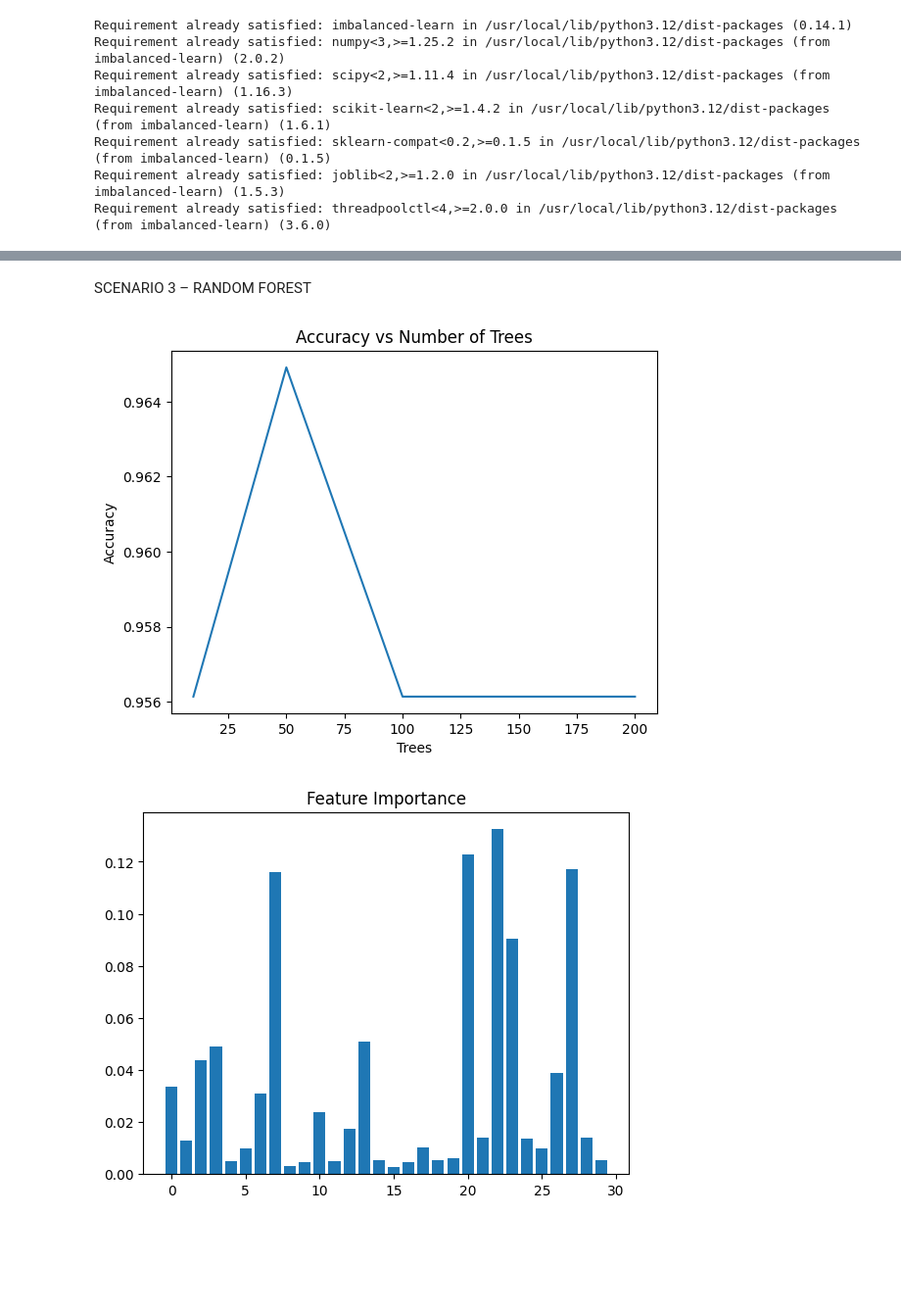
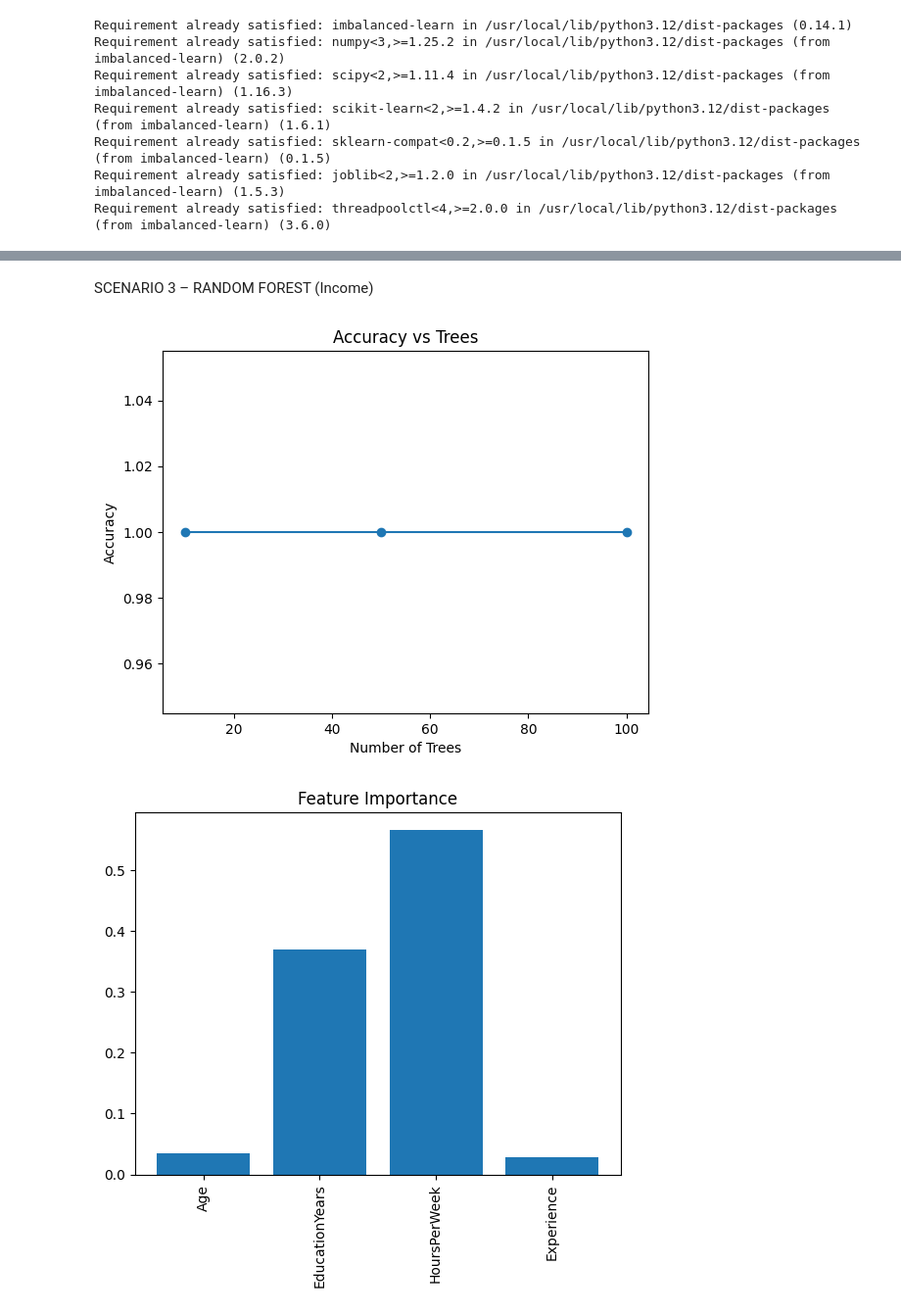
Before and after one commit to NaveenSundaramoorthy/24BAD076-Machine-Learning-, a Jupyter notebook: exp_6(24BAD076).ipynb, the cells around one changed output, grey strips where cells are left out. Shown at 98% size. Saved outputs shown, nothing was run; the diff lists cells and outputs as text; code cells hidden in the pictures; blank space fills up the shorter version.

```diff
--- a/exp_6(24BAD076).ipynb
+++ b/exp_6(24BAD076).ipynb
@@ -102,33 +100,41 @@ plt.show()
 # %% [markdown]
-SCENARIO 3 – RANDOM FOREST
+SCENARIO 3 – RANDOM FOREST (Income)
 # %%
 from sklearn.ensemble import RandomForestClassifier
 
-trees = [10, 50, 100, 200]
-accuracies = []
+df = pd.read_csv('income_random_forest.csv')
+
+for col in df.select_dtypes(include='object'):
+    df[col] = LabelEncoder().fit_transform(df[col])
+
+X = df.drop('Income', axis=1)
+y = df['Income']
+
+X_train, X_test, y_train, y_test = train_test_split(X, y, test_size=0.2)
+
+trees = [10, 50, 100]
+acc = []
 
 for n in trees:
     rf = RandomForestClassifier(n_estimators=n)
     rf.fit(X_train, y_train)
-    y_pred = rf.predict(X_test)
-    acc = accuracy_score(y_test, y_pred)
-    accuracies.append(acc)
+    acc.append(accuracy_score(y_test, rf.predict(X_test)))
 
-# Graph
-plt.plot(trees, accuracies)
-plt.title("Accuracy vs Number of Trees")
-plt.xlabel("Trees")
-plt.ylabel("Accuracy")
+plt.plot(trees, acc, marker='o')
+plt.title('Accuracy vs Trees')
+plt.xlabel('Number of Trees')
+plt.ylabel('Accuracy')
 plt.show()
 
 # Feature Importance
 rf = RandomForestClassifier(n_estimators=100)
 rf.fit(X_train, y_train)
 
-plt.bar(range(len(rf.feature_importances_)), rf.feature_importances_)
-plt.title("Feature Importance")
+plt.bar(X.columns, rf.feature_importances_)
+plt.xticks(rotation=90)
+plt.title('Feature Importance')
 plt.show()
 # %% [output]
-[figure, old version]
+[figure, new version]
-[figure, old version]
+[figure, new version]
 # %% [markdown]
```
Also changed, not shown: parts of 11 cells of this notebook.
